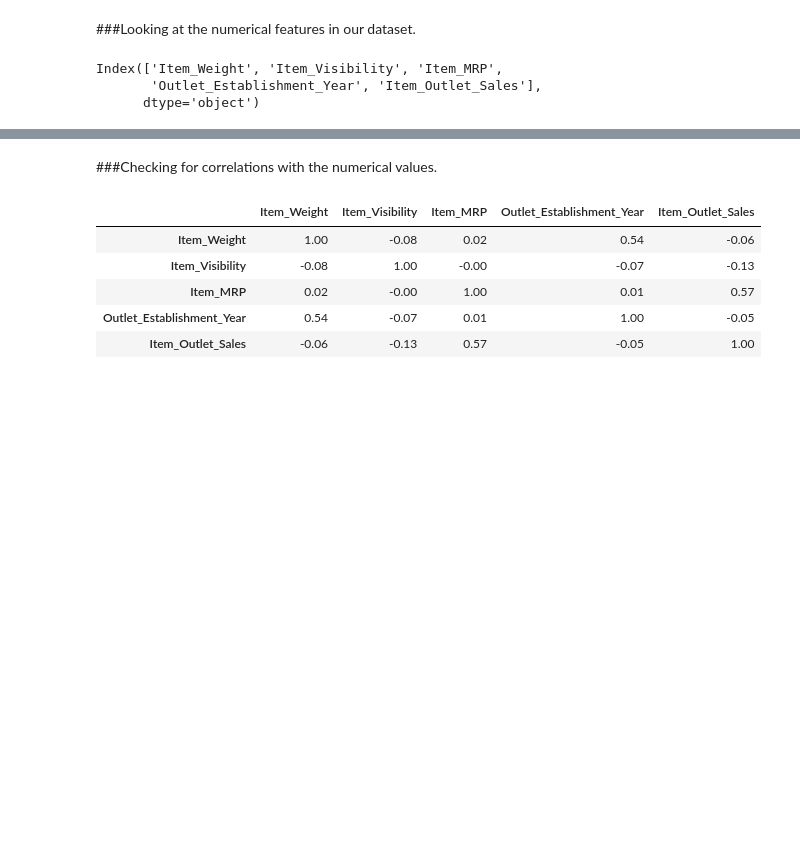
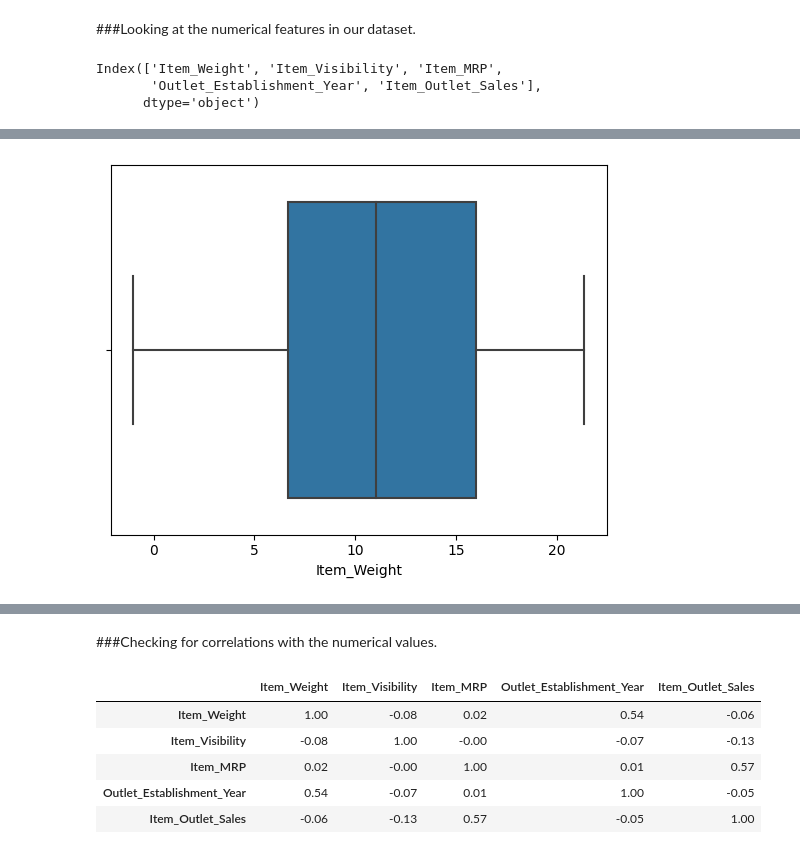
Before and after one commit to nenarossbce/Prediction-of-Product-Sales, a Jupyter notebook: Prediction_of_Product_Sales.ipynb, the cells around one changed output, grey strips where cells are left out. Saved outputs shown, nothing was run; the diff lists cells and outputs as text; code cells hidden in the pictures; blank space fills up the shorter version.

```diff
--- a/Prediction_of_Product_Sales.ipynb
+++ b/Prediction_of_Product_Sales.ipynb
@@ -334,0 +341,5 @@ Index(['Item_Weight', 'Item_Visibility', 'Item_MRP',
+# %%
+#Create box plot for Item_Weight
+sns.boxplot(data=df, x='Item_Weight');
+# %% [output]
+[figure, added]
```
Also changed, not shown: parts of 28 cells of this notebook.
